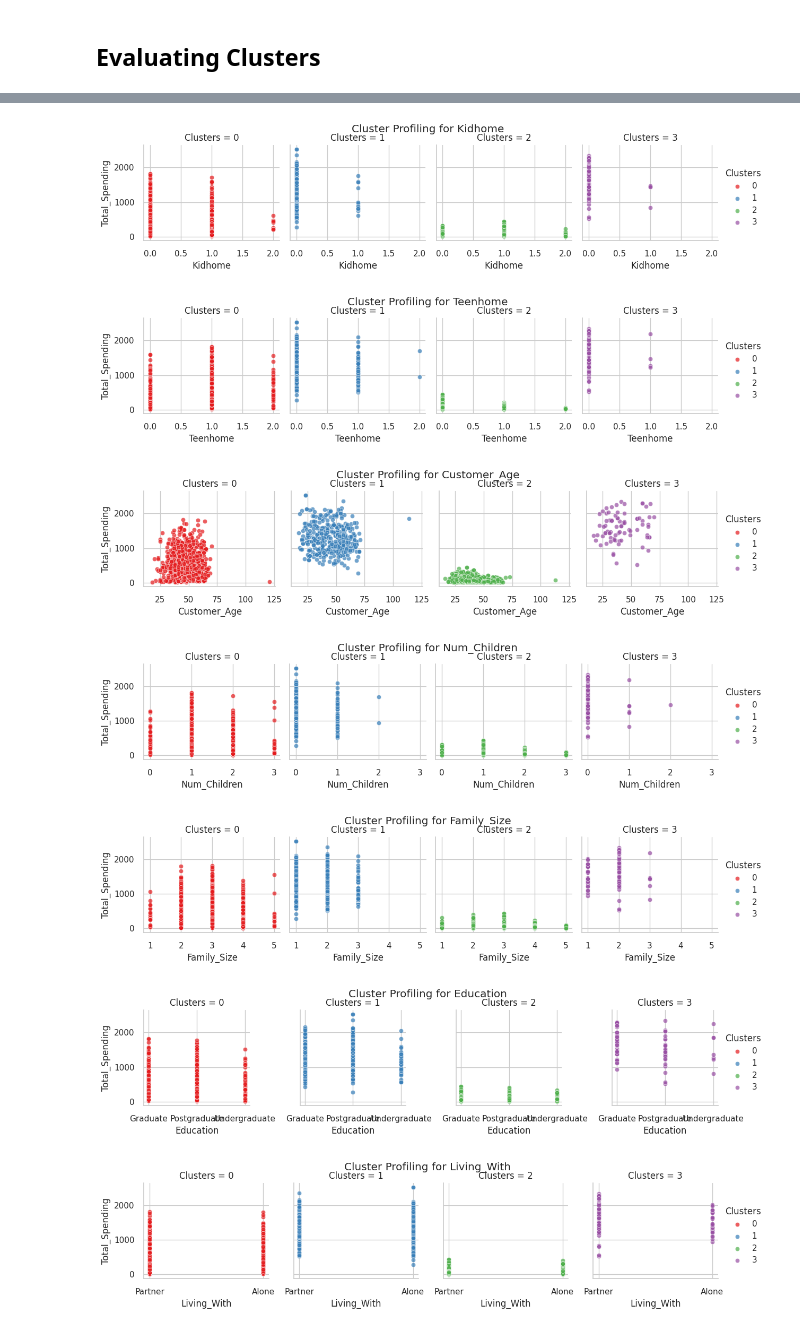
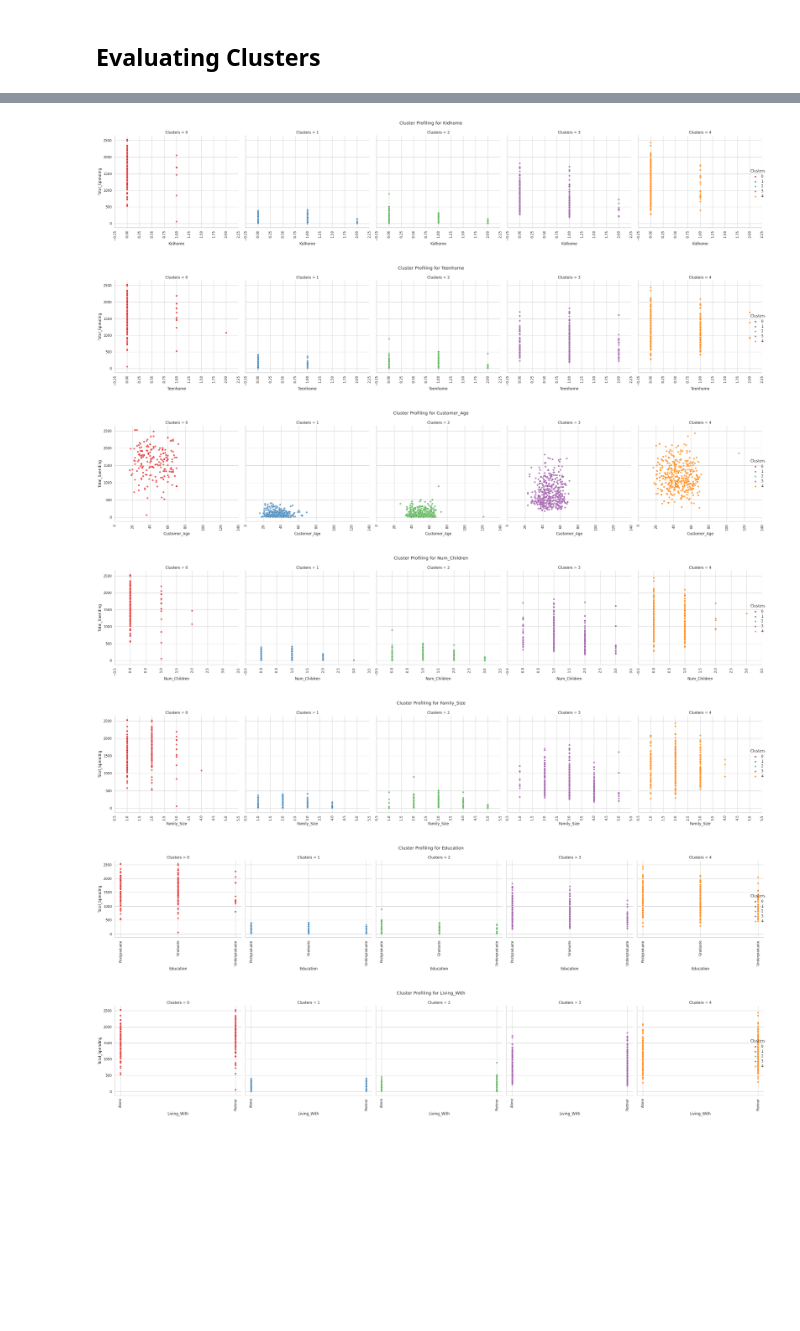
Before and after one commit to AhmedYousriSobhi/customer_segmentation, a Jupyter notebook: cluster/customer_segmentation.ipynb, the cells around one changed output, grey strips where cells are left out. Cells and saved outputs as stored; diff of their text form; code cells hidden in the pictures; blank space fills up the shorter version.

Commit message:
cotn in cluster

```diff
--- a/cluster/customer_segmentation.ipynb
+++ b/cluster/customer_segmentation.ipynb
@@ -178,8 +183,8 @@ PCA does not accept missing values encoded as NaN natively. For supervised learn
 # %%
-n_components = 3
+n_components = 10
 pca_pipeline = Pipeline(
     steps=[
-        ('cols_trans', preprocessor),
+        ('model_preprocessor', model_preprocessor),
         ('PCA', PCA(n_components=n_components))
     ]
 )
@@ -256,14 +257,15 @@ We will choose 3 clusters for our customers segmentation task.
 ## Clustering Pipeline
 # %%
 # Define the Agglomerative Clustering step in the pipline
-n_clusters = 4
+n_clusters = 5
 
 agg_clustering = AgglomerativeClustering(n_clusters=n_clusters)
+kmeans_clustering = KMeans(n_clusters=n_clusters)
 
 cluster_pipeline = Pipeline(
     steps=[
-        ('processing', pca_pipeline),
-        ('cluster', agg_clustering)
+        ('dimentionality_reduction', pca_pipeline),
+        ('cluster', kmeans_clustering)
     ]
 )
 # %%
@@ -302,7 +304,7 @@ joblib.dump(cluster_pipeline, f'../model/agglomorative_model.pkl')
 ## Prediction the clusters
 # %%
 # Create a copy of train dataframe
-yhat_train = df_train_.copy()
+yhat_train = cluster_pipeline.named_steps['dimentionality_reduction']['model_preprocessor']['data_preprocess'].transform(df_train)
 
 # Fit and predict the clusters
 clusters_pred = cluster_pipeline.fit_predict(df_train)
@@ -391,24 +370,24 @@ Index(['ID', 'Year_Birth', 'Education', 'Income', 'Kidhome', 'Teenhome',
 # %%
 # List of columns representing spending on different product categories
 product_columns = ['MntWines', 'MntFruits', 'MntMeatProducts', 'MntFishProducts', 'MntSweetProducts', 'MntGoldProds']
 
-# Calculate the total spending for each customer
-yhat_train['Total_Spending'] = yhat_train[product_columns].sum(axis=1)
-
-Personal = [ "Kidhome","Teenhome", "Customer_Age", "Num_Children", "Family_Size", "Education","Living_With"]
+Personal = [ "Kidhome", "Teenhome", "Customer_Age", "Num_Children", "Family_Size", "Education","Living_With"]
 
 for i in Personal:
-    g = sns.FacetGrid(yhat_train, col="Clusters", hue="Clusters", palette="Set1")
+    g = sns.FacetGrid(yhat_train, col="Clusters", hue="Clusters", palette="Set1", height=6)
     g.map(sns.scatterplot, i, "Total_Spending", alpha=0.7)
     g.add_legend()
+    g.set_xticklabels(rotation=90)
     plt.subplots_adjust(top=0.85)  # Optional: Adjust the plot title position
     g.fig.suptitle(f"Cluster Profiling for {i}")
+    plt.tight_layout()
+    plt.savefig(f'../report/plots/Cluster Profiling for {i}.jpg')
     plt.show()
 # %% [output]
-[figure, old version]
+[figure, new version]
-[figure, old version]
+[figure, new version]
-[figure, old version]
+[figure, new version]
-[figure, old version]
+[figure, new version]
-[figure, old version]
+[figure, new version]
-[figure, old version]
+[figure, new version]
-[figure, old version]
+[figure, new version]
```
Also changed, not shown: parts of 16 cells of this notebook, 15 other files.
